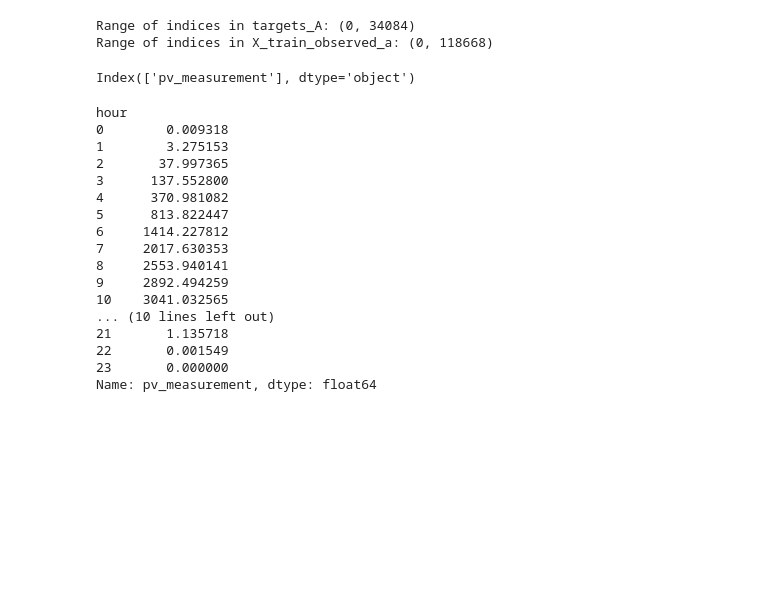
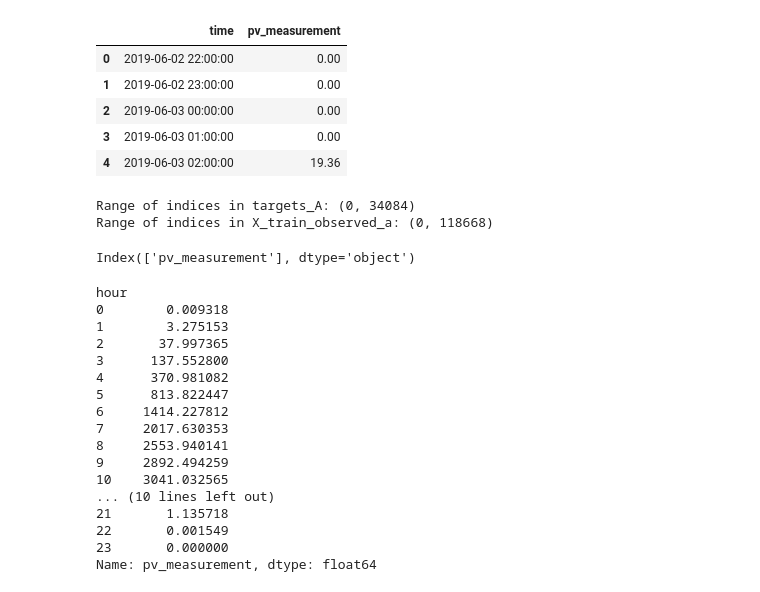
Before and after one commit to SverreNystad/power-predictor, a Jupyter notebook: missing_data.ipynb, the cells around one changed output. Saved outputs shown, nothing was run; the diff lists cells and outputs as text; code cells hidden in the pictures; blank space fills up the shorter version.

```diff
--- a/missing_data.ipynb
+++ b/missing_data.ipynb
@@ -76,3 +84,12 @@ x_test_whole.head()
+# %%
+train_a.head()
+# %% [output]
+|  | time | pv_measurement |
+| 0 | 2019-06-02 22:00:00 | 0.00 |
+| 1 | 2019-06-02 23:00:00 | 0.00 |
+| 2 | 2019-06-03 00:00:00 | 0.00 |
+| 3 | 2019-06-03 01:00:00 | 0.00 |
+| 4 | 2019-06-03 02:00:00 | 19.36 |
 # %%
 X_train_observed_a['date_forecast'] = pd.to_datetime(X_train_observed_a['date_forecast'])
 # %%
```
Also changed, not shown: parts of 3 cells of this notebook.
